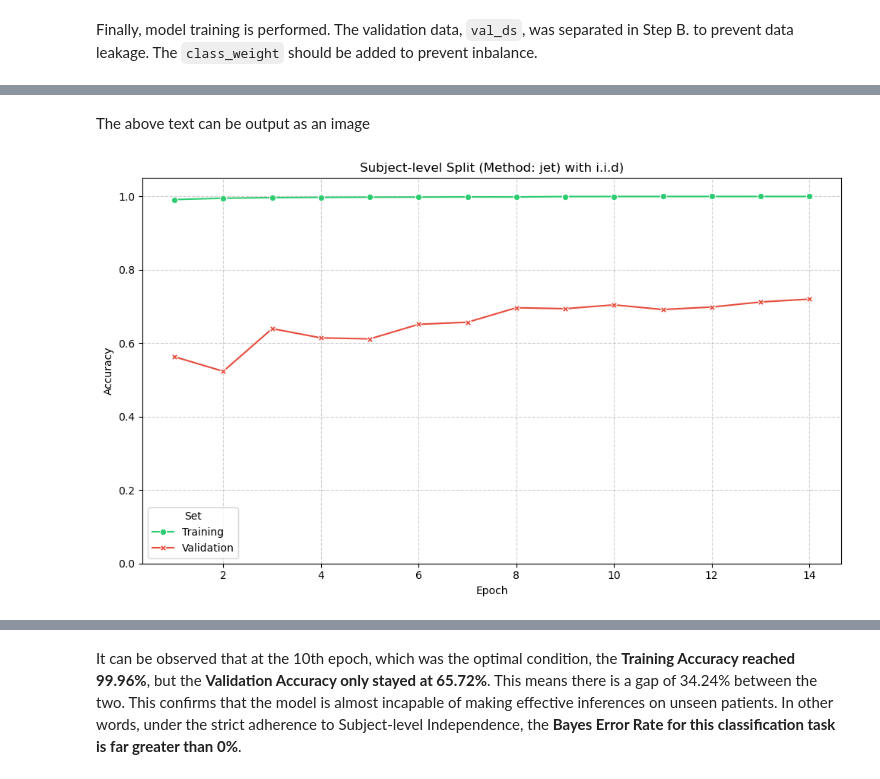
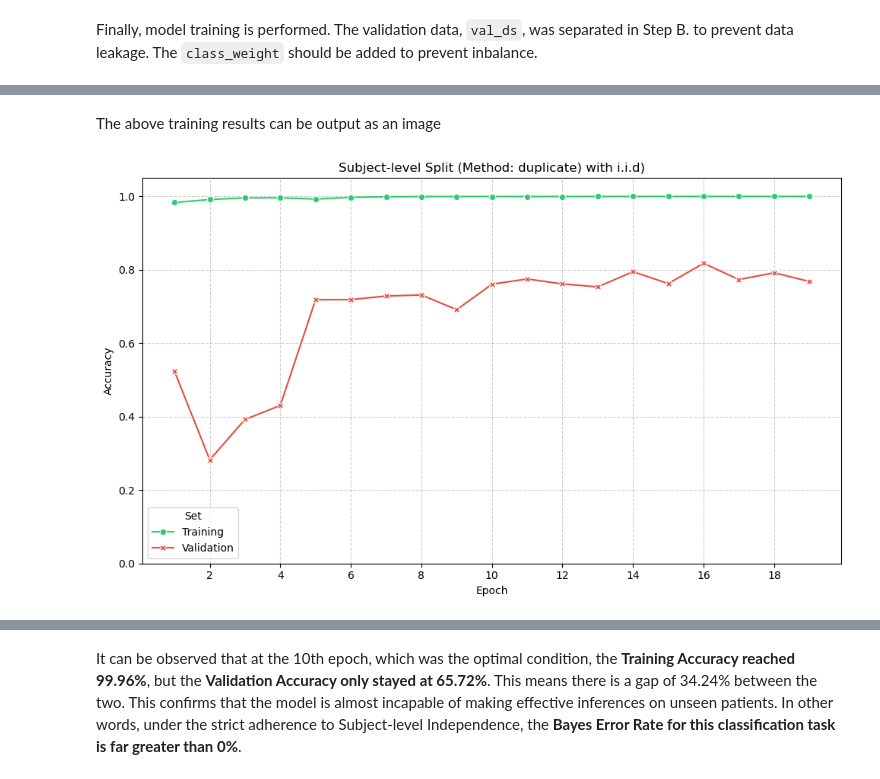
Before and after one commit to csning1998/biomedical-ml-oasis-data, a Jupyter notebook: 02_RQ1_Baseline.ipynb, the cells around one changed output, grey strips where cells are left out. Drawn from its saved outputs; the diff is of its cells as text; code cells hidden in the pictures.

```diff
--- a/02_RQ1_Baseline.ipynb
+++ b/02_RQ1_Baseline.ipynb
@@ -82,11 +127,11 @@ The first step here is to ensure an independent validation set for the training
 # %%
 import pandas as pd
 
-df_train_final = pd.read_csv('dataset/train_clean.csv')
-df_val = pd.read_csv('dataset/val_clean.csv')
-df_test = pd.read_csv('dataset/test_clean.csv')
+df_train_final = pd.read_csv('dataset/train_final.csv')
+df_val = pd.read_csv('dataset/val_set.csv')
+# df_test = pd.read_csv('dataset/test_set.csv')
 
 print(f"Loaded Training Set: {len(df_train_final)} images")
 print(f"Loaded Validation Set: {len(df_val)} images")
-print(f"Held-out Test Set:    {len(df_test)} images") # only for final evaluation
+# print(f"Held-out Test Set:    {len(df_test)} images") # only for final evaluation
 # %% [output]
@@ -117,18 +161,21 @@ Currently, to isolate the impact of the splitting strategy, the input enhancemen
 # %%
-BATCH_SIZE = 16
-METHOD = 'jet'
+from data_loader import create_dataset
+
+TRAIN_BATCH_SIZE = 32
+INFERENCE_BATCH_SIZE = 16
+METHOD = 'duplicate'
 
 train_ds = create_dataset(
 		df_train_final,
 		method=METHOD,
-		batch_size=BATCH_SIZE,
+		batch_size=TRAIN_BATCH_SIZE,
 		shuffle=True
 )
 
 val_ds = create_dataset(
 		df_val,
 		method=METHOD,
-		batch_size=BATCH_SIZE,
+		batch_size=INFERENCE_BATCH_SIZE,
 		shuffle=False
 )
 # %% [output]
@@ -191,12 +238,18 @@ callbacks = [
         patience=3,
         min_lr=1e-6,
         verbose=1
-    )
+    ),
+    # 4.
+    tf.keras.callbacks.CSVLogger(os.path.join(save_dir, f"history_rq1_{METHOD}.csv")),
 ]
 # %% [markdown]
 Finally, model training is performed. The validation data, `val_ds`, was separated in Step B. to prevent data leakage. The `class_weight` should be added to prevent inbalance.
 # %%
-if not os.path.exists('models/resnet101_jet_best.keras'):
+from types import SimpleNamespace
+
+csv_path = os.path.join(save_dir, f"history_rq1_{METHOD}.csv")
+
+if not os.path.exists(f'models/resnet101_{METHOD}_best.keras'):
     print("Training new model . . .")
 
     model = build_baseline_model(weights='imagenet')
@@ -223,7 +276,19 @@ if not os.path.exists('models/resnet101_jet_best.keras'):
 
 else:
     print("Loading existing model . . .")
-    model = tf.keras.models.load_model('models/resnet101_jet_best.keras')
+    model = tf.keras.models.load_model(f'models/resnet101_{METHOD}_best.keras')
     loss, acc = model.evaluate(val_ds, verbose=0)
     print(f"Loaded Model Validation Accuracy: {acc:.4f}")
+
+    if os.path.exists(csv_path):
+        print("Loading training history from CSV . . .")
+        df_history = pd.read_csv(csv_path)
+
+        history = SimpleNamespace(
+            history=df_history.to_dict(orient='list'),
+            epoch=df_history['epoch'].tolist() if 'epoch' in df_history.columns else list(range(len(df_history)))
+        )
+    else:
+        print("Warning: No training history CSV found.")
+        history = None
 # %% [output]
@@ -257,8 +303,9 @@ Restoring model weights from the end of the best epoch: 9.
 # %% [markdown]
-The above text can be output as an image
+The above training results can be output as an image
 # %%
 import matplotlib.pyplot as plt
 import seaborn as sns
+from matplotlib.ticker import MaxNLocator
 
 # 1. Extract metrics from history object
 acc_train = history.history['sparse_categorical_accuracy']
@@ -270,31 +317,32 @@ data_rigorous = pd.DataFrame({
     'Epoch': list(epochs) + list(epochs),
     'Accuracy': acc_train + acc_val,
     'Set': ['Training'] * len(epochs) + ['Validation'] * len(epochs)
 })
 
 # 3. Plotting
 fig, ax = plt.subplots(figsize=(10, 6))
 
 sns.lineplot(
     data=data_rigorous,
     x='Epoch',
     y='Accuracy',
     hue='Set',
     style='Set',
     markers=True,
     dashes=False,
     palette={'Training': '#2ecc71', 'Validation': '#e74c3c'}, # Green for Train, Red for Val
     ax=ax
 )
 
 # 4. Styling
 ax.set_title(f"Subject-level Split (Method: {METHOD}) with i.i.d)", fontsize=12)
 ax.set_ylabel("Accuracy", fontsize=10)
 ax.set_xlabel("Epoch", fontsize=10)
 ax.set_ylim(0, 1.05)
 ax.grid(True, linestyle='--', alpha=0.6)
+ax.xaxis.set_major_locator(MaxNLocator(integer=True))
 
 plt.tight_layout()
 plt.show()
 # %% [output]
-[figure, old version]
+[figure, new version]
```
Also changed, not shown: parts of 19 cells of this notebook, 13 other files.
